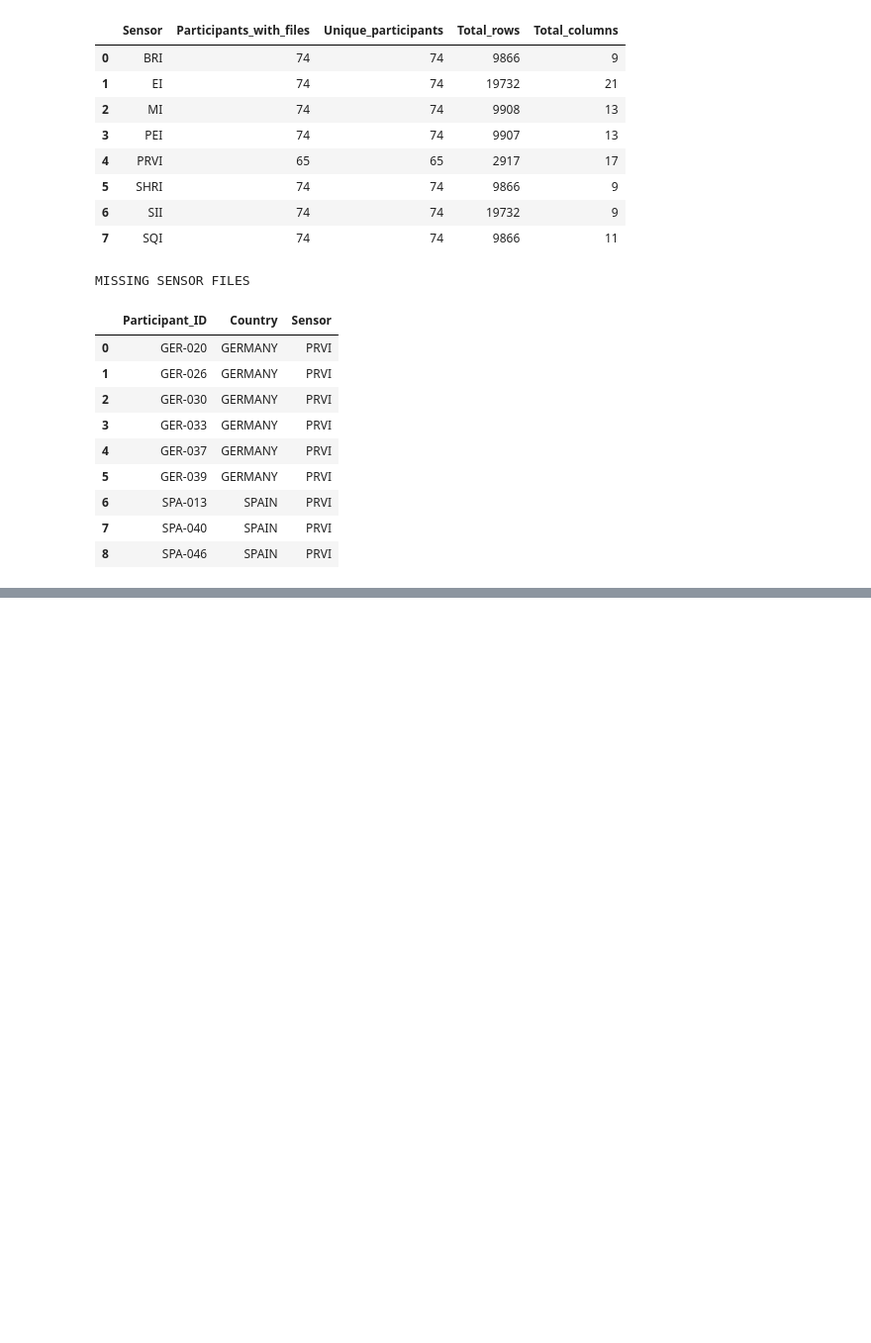
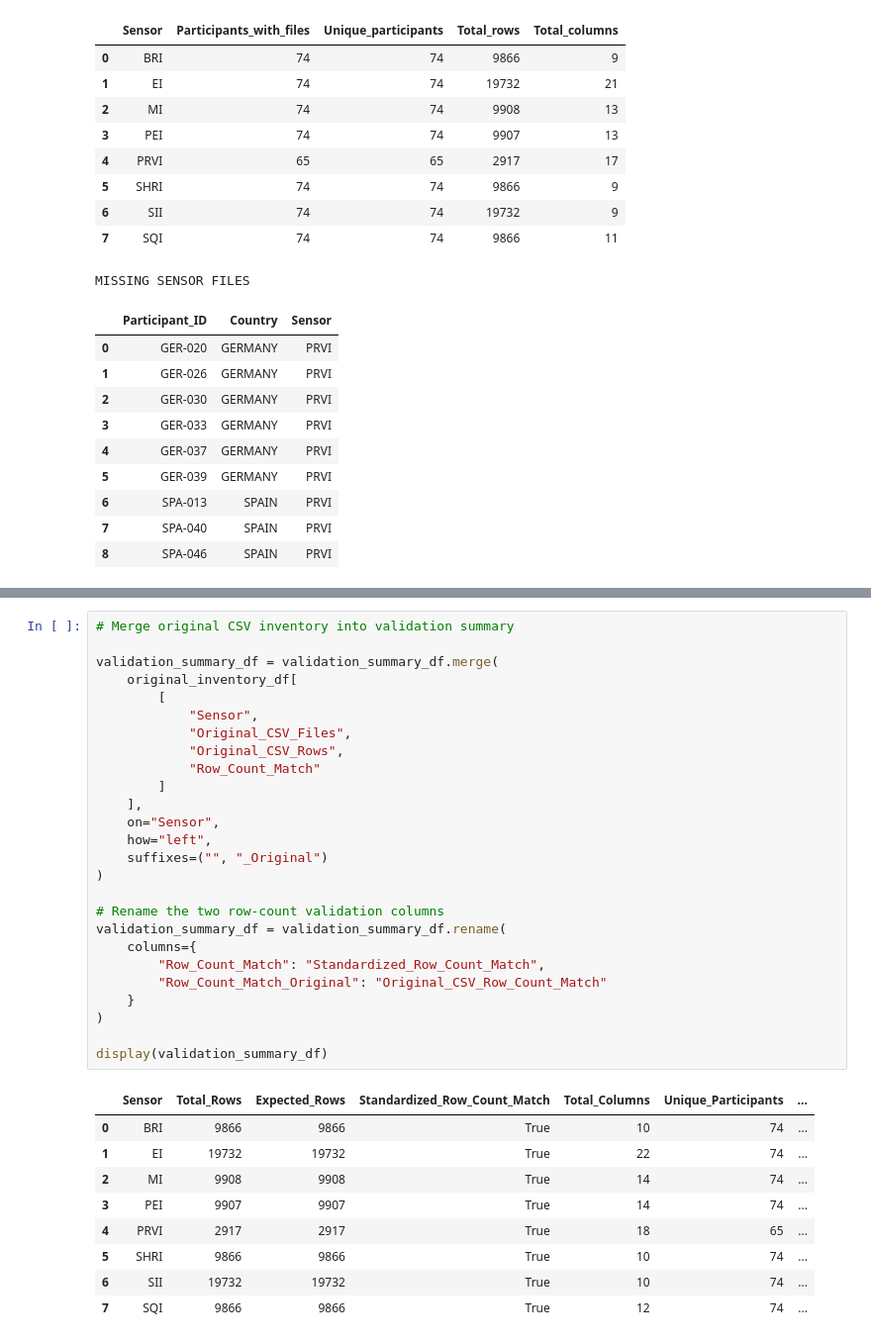
Before and after one commit to Chirag-hub07/Tech_seva, a Jupyter notebook: notebooks/02_data_standardization.ipynb, the cells around one changed output, grey strips where cells are left out. Shown at 99% size. Drawn from its saved outputs; the diff is of its cells as text; blank space fills up the shorter version.

```diff
--- a/notebooks/02_data_standardization.ipynb
+++ b/notebooks/02_data_standardization.ipynb
@@ -480,0 +1502,36 @@ MISSING SENSOR FILES
+# %%
+# Merge original CSV inventory into validation summary
+
+validation_summary_df = validation_summary_df.merge(
+    original_inventory_df[
+        [
+            "Sensor",
+            "Original_CSV_Files",
+            "Original_CSV_Rows",
+            "Row_Count_Match"
+        ]
+    ],
+    on="Sensor",
+    how="left",
+    suffixes=("", "_Original")
+)
+
+# Rename the two row-count validation columns
+validation_summary_df = validation_summary_df.rename(
+    columns={
+        "Row_Count_Match": "Standardized_Row_Count_Match",
+        "Row_Count_Match_Original": "Original_CSV_Row_Count_Match"
+    }
+)
+
+display(validation_summary_df)
+# %% [output]
+|  | Sensor | Total_Rows | Expected_Rows | Standardized_Row_Count_Match | Total_Columns | Unique_Participants | ... |
+| 0 | BRI | 9866 | 9866 | True | 10 | 74 | ... |
+| 1 | EI | 19732 | 19732 | True | 22 | 74 | ... |
+| 2 | MI | 9908 | 9908 | True | 14 | 74 | ... |
+| 3 | PEI | 9907 | 9907 | True | 14 | 74 | ... |
+| 4 | PRVI | 2917 | 2917 | True | 18 | 65 | ... |
+| 5 | SHRI | 9866 | 9866 | True | 10 | 74 | ... |
+| 6 | SII | 19732 | 19732 | True | 10 | 74 | ... |
+| 7 | SQI | 9866 | 9866 | True | 12 | 74 | ... |
```
Also changed, not shown: parts of 52 cells of this notebook, 1 other file.
